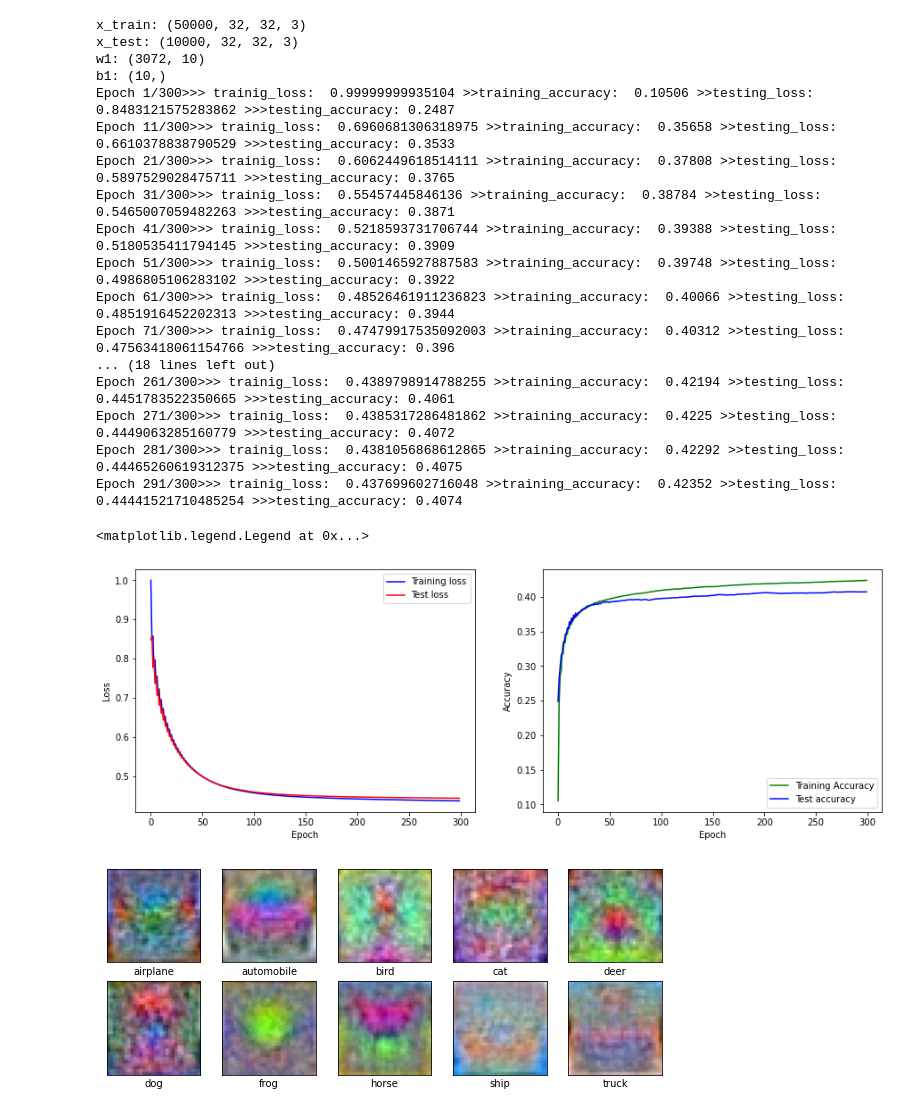
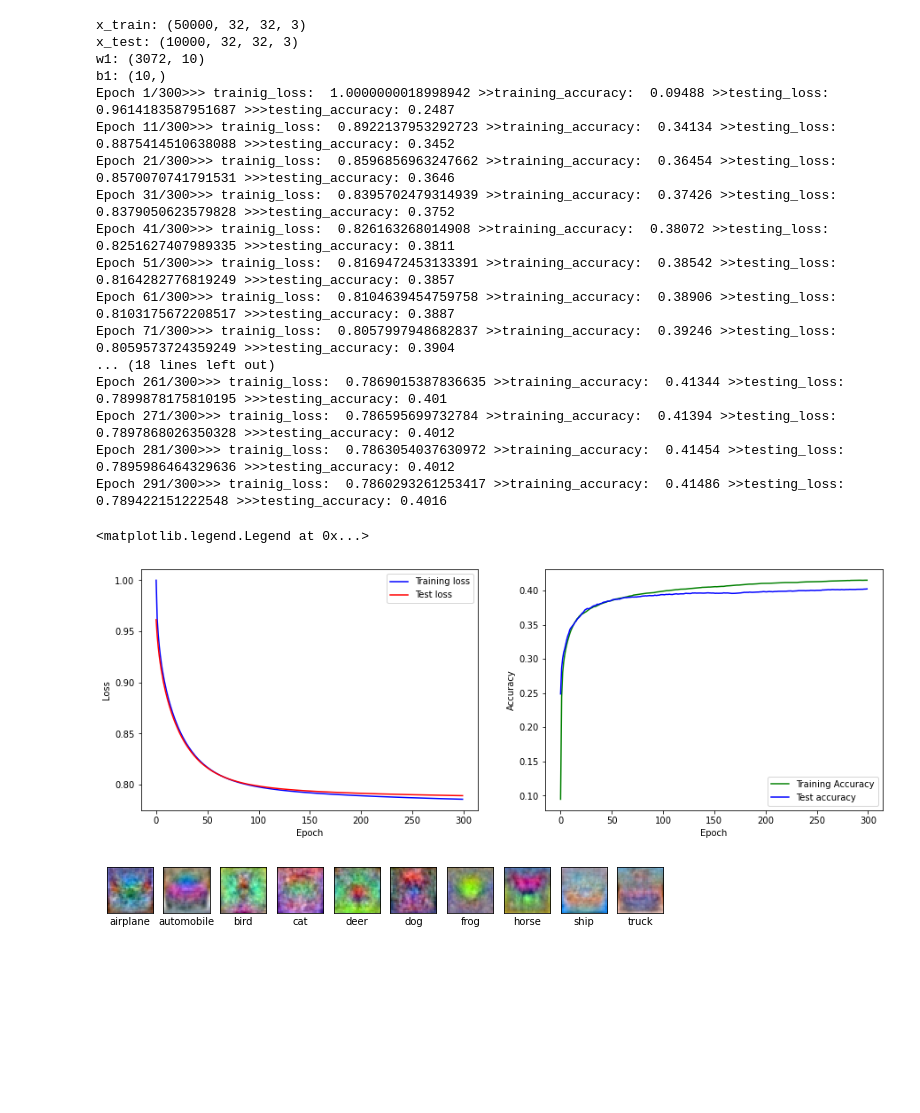
Before and after one commit to RansikaG/Machine-Vision, a Jupyter notebook: Assignment 4-Q1.ipynb, the cells around one changed output. Drawn from its saved outputs; the diff is of its cells as text; code cells hidden in the pictures; blank space fills up the shorter version.

```diff
--- a/Assignment 4-Q1.ipynb
+++ b/Assignment 4-Q1.ipynb
@@ -2,7 +2,7 @@
 def forward_prop(X,Y,b,W,reg):
     y_hat=np.dot(X,W)+np.transpose(b)
     m=X.shape[0]
-    mse =1/m* np.sum(np.square((Y - y_hat)**2))
+    mse =1.0/m* np.sum(np.square((Y - y_hat)))
     Loss=mse+ reg*np.sum(W**2)
     cache={"y_hat":y_hat}
     return Loss,cache
@@ -10,9 +10,9 @@ def forward_prop(X,Y,b,W,reg):
 
 def back_prop(W,X,Y,Y_hat,reg):
     m=Y.shape[0]
-    dy_hat =Y_hat-Y
-    dW =(1/float(m))*(np.dot(X.T, dy_hat)+reg*W)
-    db=(1/float(m))*np.sum(dy_hat,axis=0)
+    dy_hat =1.0/m*2.0*(Y_hat-Y)
+    dW =np.dot(X.T, dy_hat)+reg*W
+    db=np.sum(dy_hat,axis=0)
     return dW,db
 # %%
 def accuracy(y_hat,y):
@@ -57,8 +57,8 @@ print("b1:", b1.shape)
 batch_size = Ntr #for the batch size whole dataset is considered
 
 iterations =300
-lr =0.035
-lr_decay=0.9999#learning rate is decreased in each iteration
+lr =0.01
+lr_decay=0.999#learning rate is decreased in each iteration
 reg =1e-8#regularization term which stops growth of weights
 train_loss_history = []
 test_loss_history=[]
@@ -98,19 +98,19 @@ x_train: (50000, 32, 32, 3)
 x_test: (10000, 32, 32, 3)
 w1: (3072, 10)
 b1: (10,)
-Epoch 1/300>>> trainig_loss:  0.99999999935104 >>training_accuracy:  0.10506 >>testing_loss: 0.8483121575283862 >>>testing_accuracy: 0.2487
-Epoch 11/300>>> trainig_loss:  0.6960681306318975 >>training_accuracy:  0.35658 >>testing_loss: 0.6610378838790529 >>>testing_accuracy: 0.3533
-Epoch 21/300>>> trainig_loss:  0.6062449618514111 >>training_accuracy:  0.37808 >>testing_loss: 0.5897529028475711 >>>testing_accuracy: 0.3765
-Epoch 31/300>>> trainig_loss:  0.55457445846136 >>training_accuracy:  0.38784 >>testing_loss: 0.5465007059482263 >>>testing_accuracy: 0.3871
-Epoch 41/300>>> trainig_loss:  0.5218593731706744 >>training_accuracy:  0.39388 >>testing_loss: 0.5180535411794145 >>>testing_accuracy: 0.3909
-Epoch 51/300>>> trainig_loss:  0.5001465927887583 >>training_accuracy:  0.39748 >>testing_loss: 0.4986805106283102 >>>testing_accuracy: 0.3922
-Epoch 61/300>>> trainig_loss:  0.48526461911236823 >>training_accuracy:  0.40066 >>testing_loss: 0.4851916452202313 >>>testing_accuracy: 0.3944
-Epoch 71/300>>> trainig_loss:  0.47479917535092003 >>training_accuracy:  0.40312 >>testing_loss: 0.47563418061154766 >>>testing_accuracy: 0.396
+Epoch 1/300>>> trainig_loss:  1.0000000018998942 >>training_accuracy:  0.09488 >>testing_loss: 0.9614183587951687 >>>testing_accuracy: 0.2487
+Epoch 11/300>>> trainig_loss:  0.8922137953292723 >>training_accuracy:  0.34134 >>testing_loss: 0.8875414510638088 >>>testing_accuracy: 0.3452
+Epoch 21/300>>> trainig_loss:  0.8596856963247662 >>training_accuracy:  0.36454 >>testing_loss: 0.8570070741791531 >>>testing_accuracy: 0.3646
+Epoch 31/300>>> trainig_loss:  0.8395702479314939 >>training_accuracy:  0.37426 >>testing_loss: 0.8379050623579828 >>>testing_accuracy: 0.3752
+Epoch 41/300>>> trainig_loss:  0.826163268014908 >>training_accuracy:  0.38072 >>testing_loss: 0.8251627407989335 >>>testing_accuracy: 0.3811
+Epoch 51/300>>> trainig_loss:  0.8169472453133391 >>training_accuracy:  0.38542 >>testing_loss: 0.8164282776819249 >>>testing_accuracy: 0.3857
+Epoch 61/300>>> trainig_loss:  0.8104639454759758 >>training_accuracy:  0.38906 >>testing_loss: 0.8103175672208517 >>>testing_accuracy: 0.3887
+Epoch 71/300>>> trainig_loss:  0.8057997948682837 >>training_accuracy:  0.39246 >>testing_loss: 0.8059573724359249 >>>testing_accuracy: 0.3904
 ... (18 lines left out)
-Epoch 261/300>>> trainig_loss:  0.4389798914788255 >>training_accuracy:  0.42194 >>testing_loss: 0.4451783522350665 >>>testing_accuracy: 0.4061
-Epoch 271/300>>> trainig_loss:  0.4385317286481862 >>training_accuracy:  0.4225 >>testing_loss: 0.4449063285160779 >>>testing_accuracy: 0.4072
-Epoch 281/300>>> trainig_loss:  0.4381056868612865 >>training_accuracy:  0.42292 >>testing_loss: 0.44465260619312375 >>>testing_accuracy: 0.4075
-Epoch 291/300>>> trainig_loss:  0.437699602716048 >>training_accuracy:  0.42352 >>testing_loss: 0.44441521710485254 >>>testing_accuracy: 0.4074
+Epoch 261/300>>> trainig_loss:  0.7869015387836635 >>training_accuracy:  0.41344 >>testing_loss: 0.7899878175810195 >>>testing_accuracy: 0.401
+Epoch 271/300>>> trainig_loss:  0.786595699732784 >>training_accuracy:  0.41394 >>testing_loss: 0.7897868026350328 >>>testing_accuracy: 0.4012
+Epoch 281/300>>> trainig_loss:  0.7863054037630972 >>training_accuracy:  0.41454 >>testing_loss: 0.7895986464329636 >>>testing_accuracy: 0.4012
+Epoch 291/300>>> trainig_loss:  0.7860293261253417 >>training_accuracy:  0.41486 >>testing_loss: 0.789422151222548 >>>testing_accuracy: 0.4016
 # %%
 
 fig,ax = plt.subplots(1,2,figsize=(15,5))
@@ -128,20 +128,20 @@ ax[1].set_ylabel('Accuracy')
 ax[1].legend(['Training Accuracy','Test accuracy'])
 # %% [output]
 <matplotlib.legend.Legend at 0x...>
-[figure, old version]
+[figure, new version]
 # %%
 classes = ['airplane', 'automobile', 'bird', 'cat', 'deer','dog', 'frog', 'horse', 'ship', 'truck']
 plt.figure(figsize=(10,10))
 for i in range(10):
-    plt.subplot(5,5,i+1)
+    plt.subplot(10,10,i+1)
     plt.xticks([])
     plt.yticks([])
     w = w1[:,i]
     wnormalized = (w-min(w))/max(w)
     wnormalized= wnormalized/max(wnormalized)
     plt.grid(False)
     plt.imshow(wnormalized.reshape((32,32,3)))
     plt.xlabel(classes[i])
 plt.show()
 # %% [output]
-[figure, old version]
+[figure, new version]
```
Also changed, not shown: parts of 1 cell of this notebook, 4 other files.
